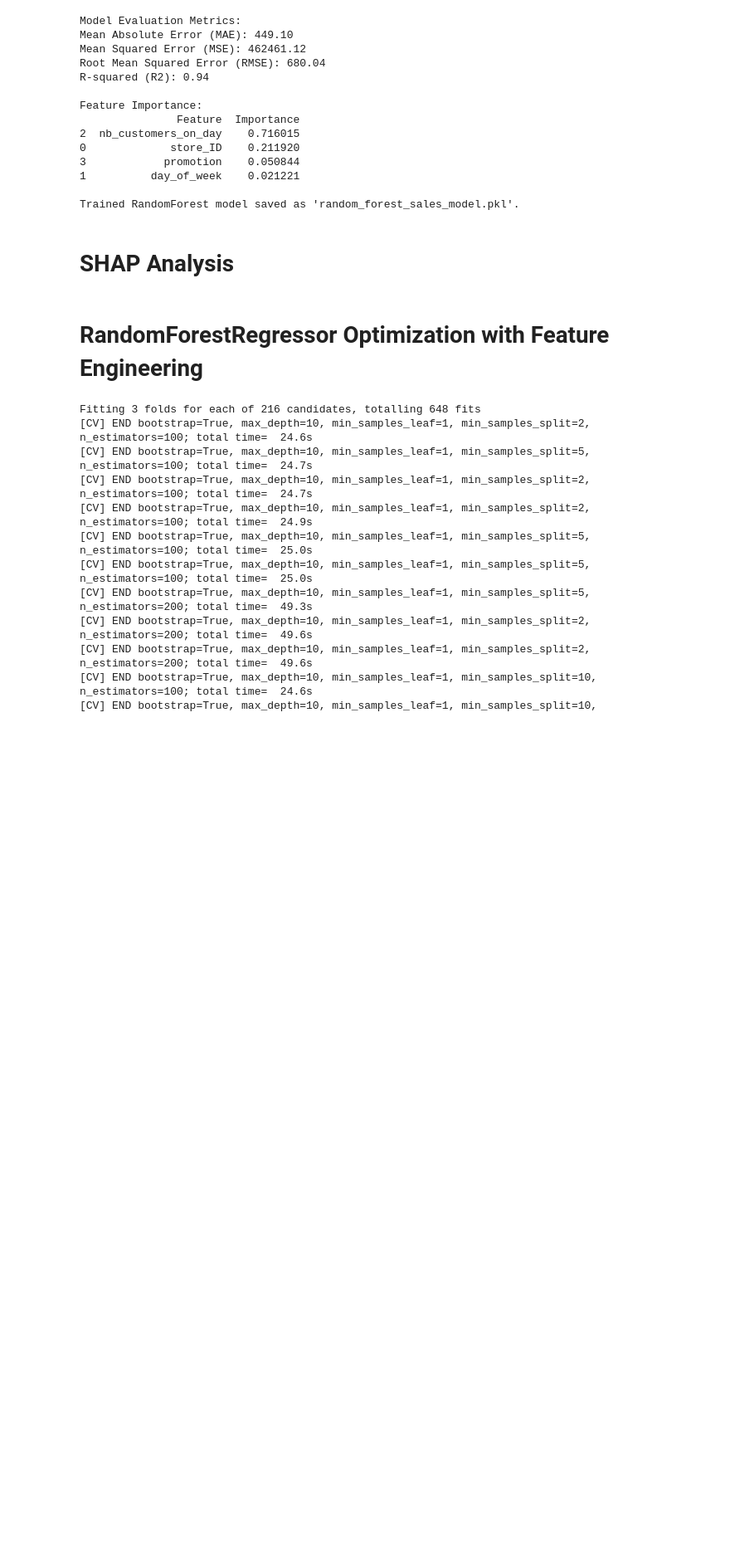
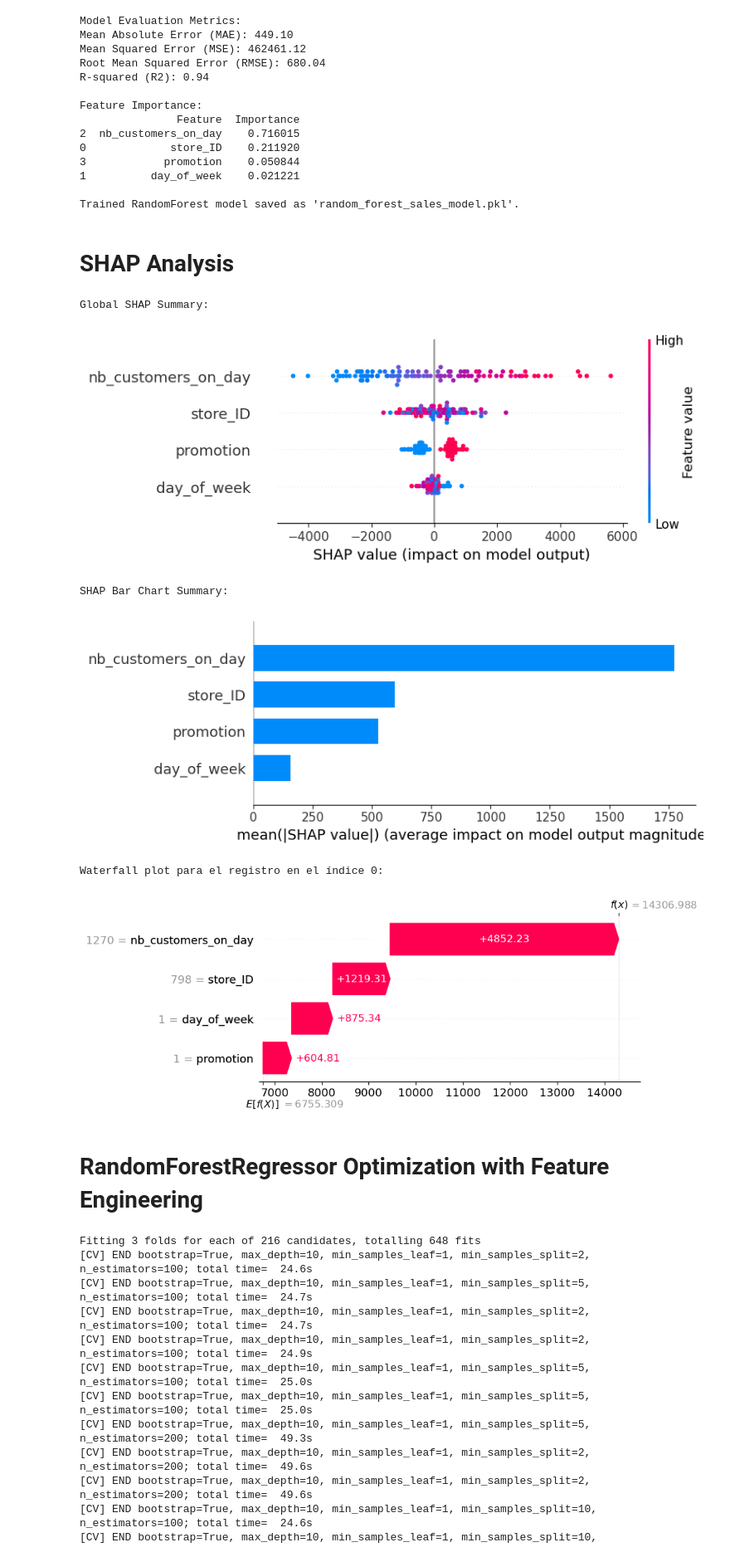
Before and after one commit to javierdastas/mini-project-ironkaggle, a Jupyter notebook: 03_model_optimization.ipynb, the cells around one changed output. Shown at 83% size. Cells and saved outputs as stored; diff of their text form; code cells hidden in the pictures; blank space fills up the shorter version.

```diff
--- a/03_model_optimization.ipynb
+++ b/03_model_optimization.ipynb
@@ -203,22 +203,36 @@ Trained RandomForest model saved as 'random_forest_sales_model.pkl'.
 # %%
 import shap
 
-# Perform SHAP analysis
-explainer = shap.Explainer(rf_model, X_train)
-shap_values = explainer(X_test)
+# Crear un explainer más eficiente para Random Forest
+explainer = shap.TreeExplainer(rf_model)
 
-# Global summary plot
+# Usar un subconjunto de datos para el análisis
+X_test_sample = X_test.sample(n=100, random_state=42)
+
+# Calcular los valores SHAP
+shap_values = explainer(X_test_sample)
+
+# Gráficos globales
 print("\nGlobal SHAP Summary:")
-shap.summary_plot(shap_values, X_test, feature_names=X_test.columns)
+shap.summary_plot(shap_values, X_test_sample)
 
-# Bar chart summary
 print("\nSHAP Bar Chart Summary:")
-shap.summary_plot(shap_values, X_test, plot_type="bar")
+shap.summary_plot(shap_values, X_test_sample, plot_type="bar")
 
-# Waterfall plot for a single observation
-idx = 0  # Index of the observation in X_test
-print(f"\nWaterfall plot for observation at index {idx}:")
-shap.waterfall_plot(shap_values[idx])  # No need for 'feature_names'
+# Gráfico Waterfall para un registro específico
+idx = 0  # Índice de la observación en el subconjunto
+if idx < len(X_test_sample):  # Verificar que idx esté en rango
+    print(f"\nWaterfall plot para el registro en el índice {idx}:")
+    shap.waterfall_plot(shap_values[idx])
+else:
+    print(f"Índice {idx} fuera de rango para el subconjunto X_test_sample.")
+# %% [output]
+Global SHAP Summary:
+[figure, added]
+SHAP Bar Chart Summary:
+[figure, added]
+Waterfall plot para el registro en el índice 0:
+[figure, added]
 # %% [markdown]
 # RandomForestRegressor Optimization with Feature Engineering
 # %%
```
Also changed, not shown: 4 other files.
